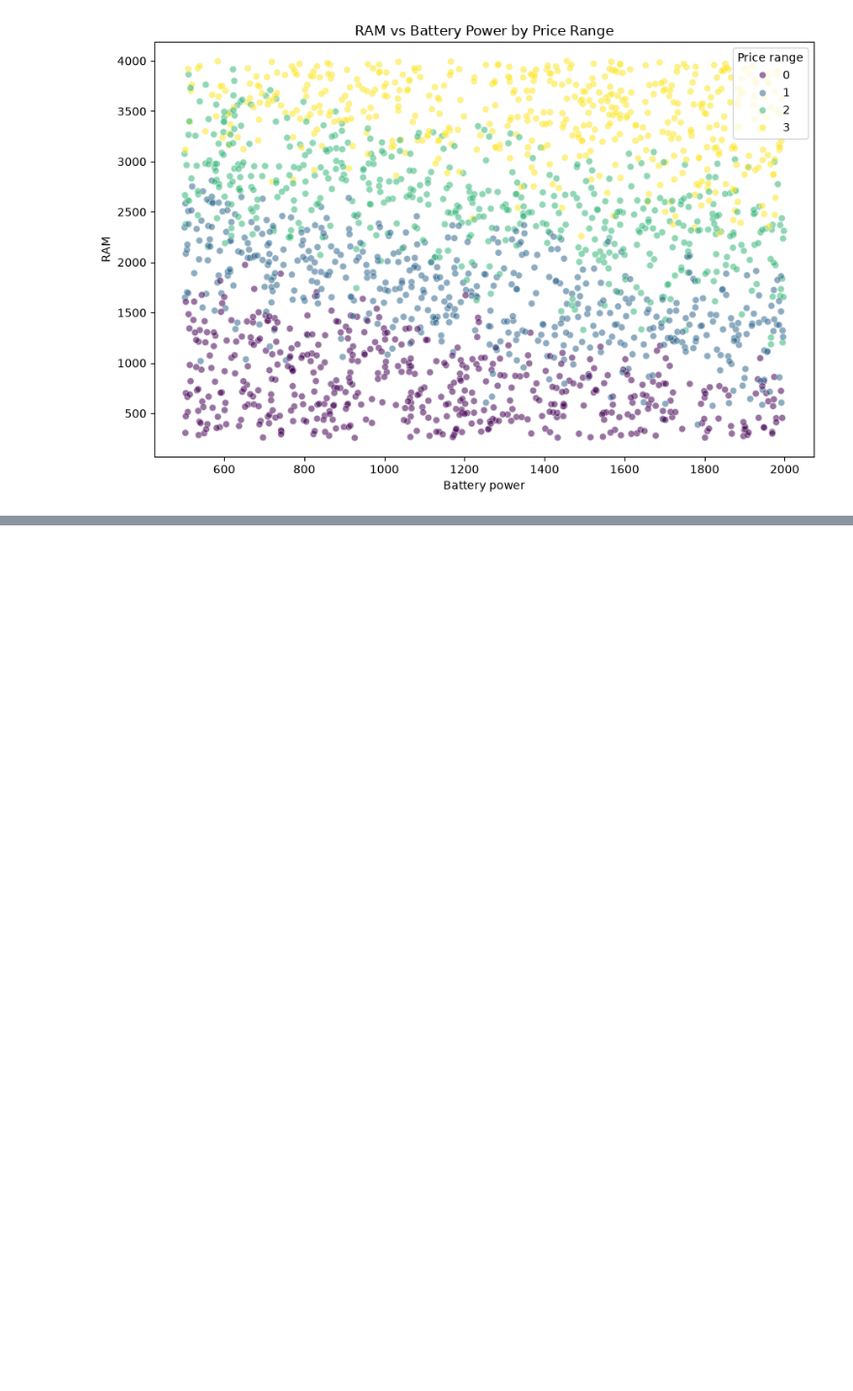
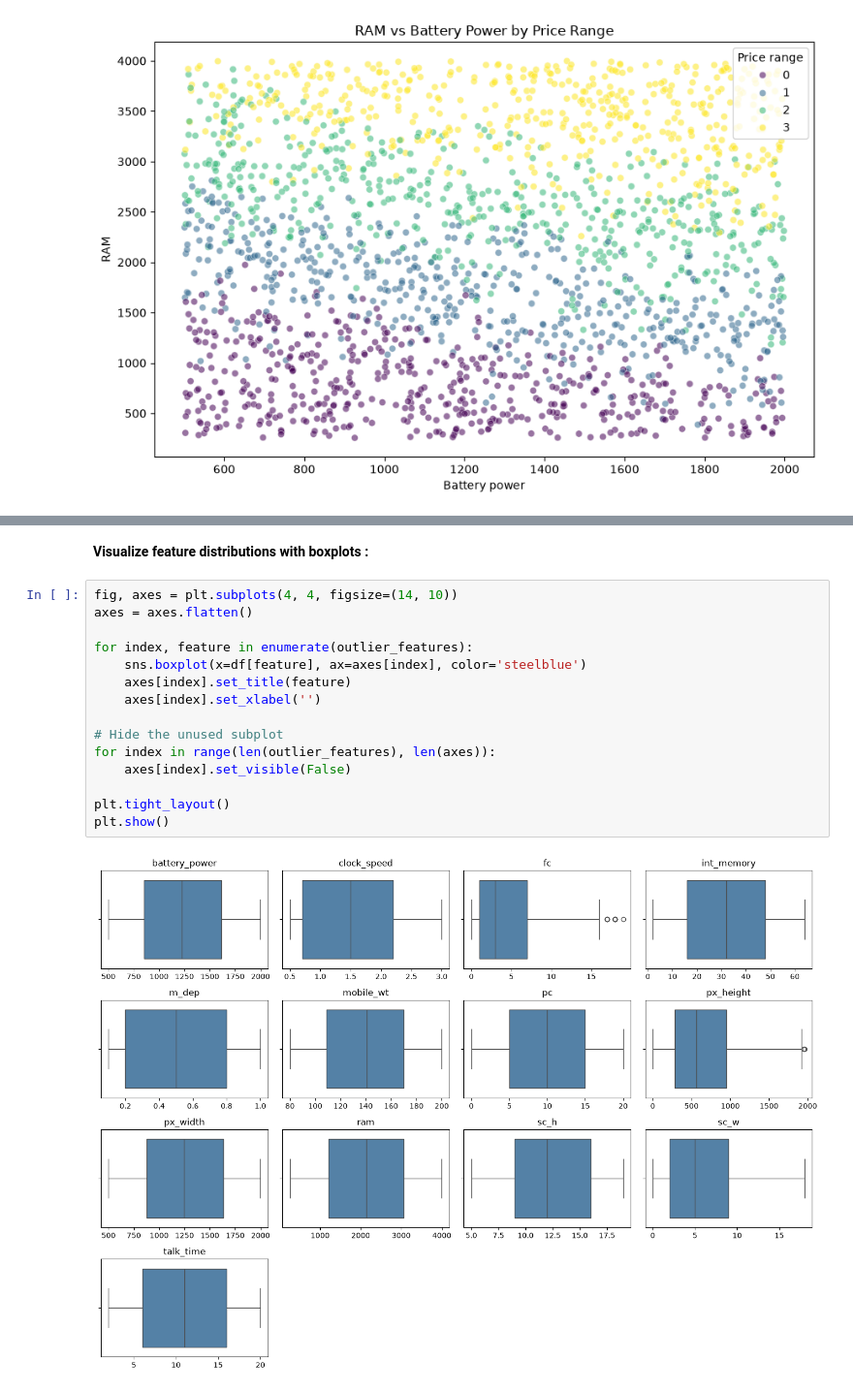
Before and after one commit to AmitParmar20/Cell-Phone-Price-Prediction-Model, a Jupyter notebook: CellPhone_Price_Prediction_model.ipynb, the cells around one changed output, grey strips where cells are left out. Shown at 97% size. Drawn from its saved outputs; the diff is of its cells as text; blank space fills up the shorter version.

Commit message:
Outlier Detaction & Data Train Test Split

```diff
--- a/CellPhone_Price_Prediction_model.ipynb
+++ b/CellPhone_Price_Prediction_model.ipynb
@@ -447,0 +546,19 @@ plt.show()
+# %% [markdown]
+**Visualize feature distributions with boxplots :**
+# %%
+fig, axes = plt.subplots(4, 4, figsize=(14, 10))
+axes = axes.flatten()
+
+for index, feature in enumerate(outlier_features):
+    sns.boxplot(x=df[feature], ax=axes[index], color='steelblue')
+    axes[index].set_title(feature)
+    axes[index].set_xlabel('')
+
+# Hide the unused subplot
+for index in range(len(outlier_features), len(axes)):
+    axes[index].set_visible(False)
+
+plt.tight_layout()
+plt.show()
+# %% [output]
+[figure, added]
```
Also changed, not shown: parts of 12 cells of this notebook.
